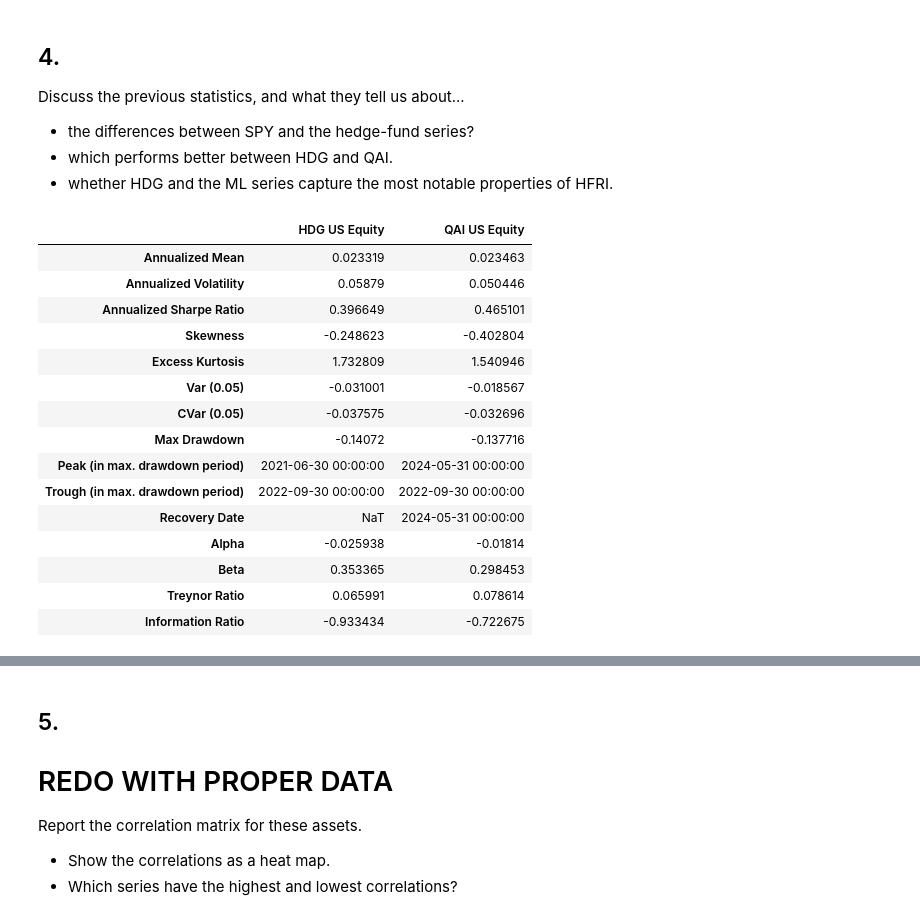
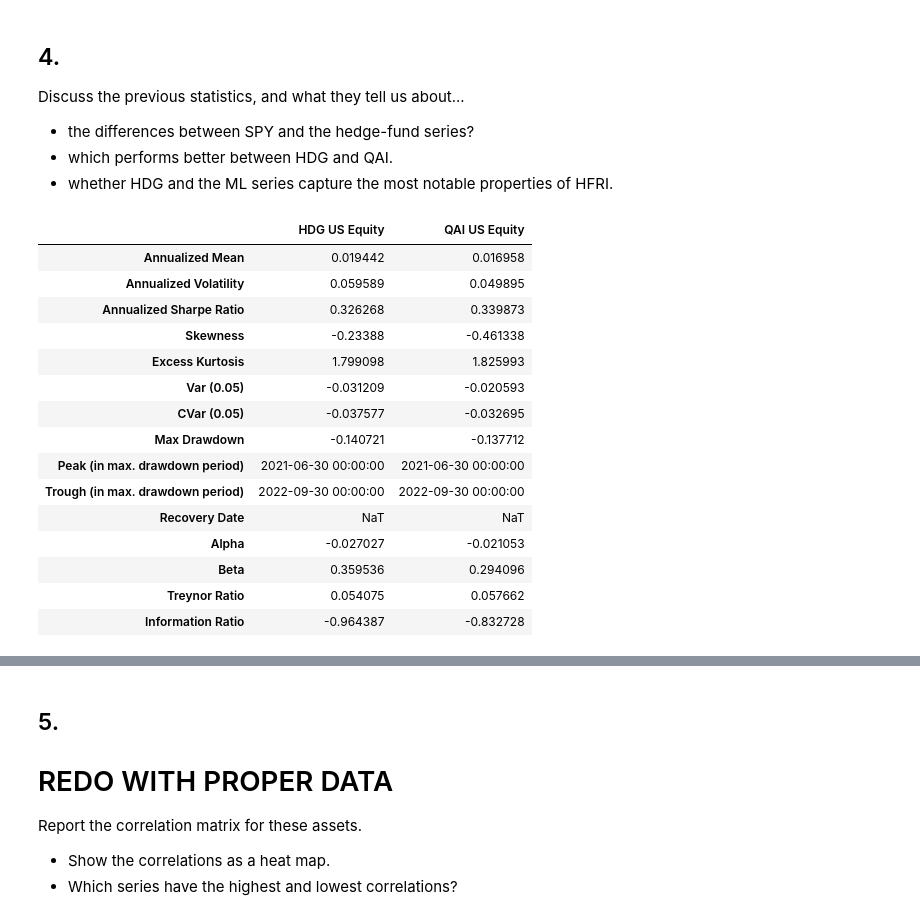
Before and after one commit to elliottgordon/finm-25000-a4-repository, a Jupyter notebook: hw2/Elliott_Homework_2.ipynb, the cells around one changed output, grey strips where cells are left out. Saved outputs shown, nothing was run; the diff lists cells and outputs as text; code cells hidden in the pictures.

```diff
--- a/hw2/Elliott_Homework_2.ipynb
+++ b/hw2/Elliott_Homework_2.ipynb
@@ -247,6 +249,8 @@ def univariate_regression(funds, explanatory):
       summary['Alpha'] = intercept * 12
       summary['Beta'] = beta
 
+      summary['R-Squared'] = results.rsquared
+
       # normalize returns by the amount of market risk being taken on
       summary['Treynor Ratio'] = (response.mean() / beta) * 12 # annualize the ratio
 
@@ -258,5 +262,5 @@ def univariate_regression(funds, explanatory):
       reg_results.append(pd.DataFrame(summary, index = [response.name]))
     return pd.concat(reg_results)
 
-univariate_regression(hedge_fund_series_df, merrill_factors_df['SPY US Equity'])
+univariate_regression(hedge_fund_series_df_2024, merrill_factors_df_2024['SPY US Equity'])
 # %% [output]
@@ -274,23 +279,23 @@ Discuss the previous statistics, and what they tell us about...
 * which performs better between HDG and QAI.
 * whether HDG and the ML series capture the most notable properties of HFRI.
 # %%
-pd.concat([metrics(hedge_fund_series_df[['HDG US Equity', 'QAI US Equity']]),
-           tail_risk(hedge_fund_series_df[['HDG US Equity', 'QAI US Equity']], 0.05).T,
-           univariate_regression(hedge_fund_series_df[['HDG US Equity', 'QAI US Equity']], merrill_factors_df['SPY US Equity']).T])
+pd.concat([metrics(hedge_fund_series_df_2024[['HDG US Equity', 'QAI US Equity']]),
+           tail_risk(hedge_fund_series_df_2024[['HDG US Equity', 'QAI US Equity']], 0.05).T,
+           univariate_regression(hedge_fund_series_df_2024[['HDG US Equity', 'QAI US Equity']], merrill_factors_df_2024['SPY US Equity']).T])
 # %% [output]
 |  | HDG US Equity | QAI US Equity |
-| Annualized Mean | 0.023319 | 0.023463 |
-| Annualized Volatility | 0.05879 | 0.050446 |
-| Annualized Sharpe Ratio | 0.396649 | 0.465101 |
-| Skewness | -0.248623 | -0.402804 |
-| Excess Kurtosis | 1.732809 | 1.540946 |
-| Var (0.05) | -0.031001 | -0.018567 |
-| CVar (0.05) | -0.037575 | -0.032696 |
-| Max Drawdown | -0.14072 | -0.137716 |
-| Peak (in max. drawdown period) | 2021-06-30 00:00:00 | 2024-05-31 00:00:00 |
+| Annualized Mean | 0.019442 | 0.016958 |
+| Annualized Volatility | 0.059589 | 0.049895 |
+| Annualized Sharpe Ratio | 0.326268 | 0.339873 |
+| Skewness | -0.23388 | -0.461338 |
+| Excess Kurtosis | 1.799098 | 1.825993 |
+| Var (0.05) | -0.031209 | -0.020593 |
+| CVar (0.05) | -0.037577 | -0.032695 |
+| Max Drawdown | -0.140721 | -0.137712 |
+| Peak (in max. drawdown period) | 2021-06-30 00:00:00 | 2021-06-30 00:00:00 |
 | Trough (in max. drawdown period) | 2022-09-30 00:00:00 | 2022-09-30 00:00:00 |
-| Recovery Date | NaT | 2024-05-31 00:00:00 |
-| Alpha | -0.025938 | -0.01814 |
-| Beta | 0.353365 | 0.298453 |
-| Treynor Ratio | 0.065991 | 0.078614 |
-| Information Ratio | -0.933434 | -0.722675 |
+| Recovery Date | NaT | NaT |
+| Alpha | -0.027027 | -0.021053 |
+| Beta | 0.359536 | 0.294096 |
+| Treynor Ratio | 0.054075 | 0.057662 |
+| Information Ratio | -0.964387 | -0.832728 |
```
Also changed, not shown: parts of 13 cells of this notebook.
